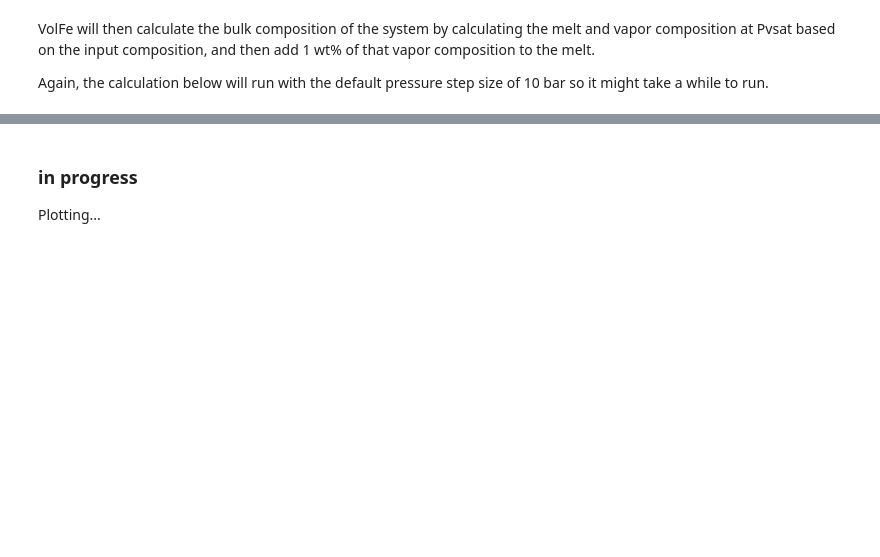
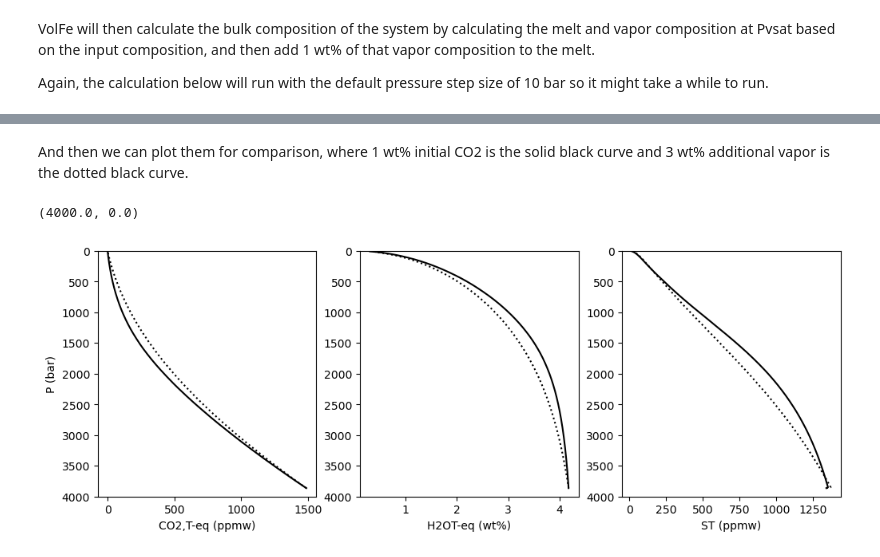
Before and after one commit to eryhughes/VolFe, a Jupyter notebook: docs/Examples/2b. degas_closed_gas.ipynb, the cells around one changed output, grey strips where cells are left out. Saved outputs shown, nothing was run; the diff lists cells and outputs as text; code cells hidden in the pictures; blank space fills up the shorter version.

```diff
--- a/docs/Examples/2b. degas_closed_gas.ipynb
+++ b/docs/Examples/2b. degas_closed_gas.ipynb
@@ -59,5 +54,5 @@ VolFe will then calculate the bulk composition of the system by calculating the
 
 The calculation below will run with the default pressure step size of 10 bar so it might take a while to run.
 # %%
-vf.calc_gassing(my_analysis, models=my_models)
+degas1 = vf.calc_gassing(my_analysis, models=my_models)
 # %% [output]
@@ -116,7 +99,7 @@ my_analysis = {'Sample':'Sari15-04-33',
            'STppm': 1343.5, # ppm
            'Xppm': 0., # ppm
            'Fe3FeT': 0.195,
-           'wt_g': 1.} # wt% vapor in equilibrium with the melt
+           'wt_g': 3.} # wt% vapor in equilibrium with the melt
 
 # Turn the dictionary into a pandas dataframe, setting the index to 0.
 my_analysis = pd.DataFrame(my_analysis, index=[0])
@@ -125,6 +108,6 @@ To use the amount of vapor present in the calculation, we have to change the "bu
 # %%
 # choose the options I want - everything else will use the default options
-my_models = [['bulk_composition','wtg'],['starting_P','measured']]
+my_models = [['bulk_composition','melt+vapor_wtg']]
 
 # turn to dataframe with correct column headers and indexes
 my_models = vf.make_df_and_add_model_defaults(my_models)
@@ -133,4 +116,4 @@ VolFe will then calculate the bulk composition of the system by calculating the
 
 Again, the calculation below will run with the default pressure step size of 10 bar so it might take a while to run.
 # %%
-vf.calc_gassing(my_analysis, models=my_models)
+degas2 = vf.calc_gassing(my_analysis, models=my_models)
@@ -168,3 +120,26 @@ solver failed, calculation aborted at P =  1.0 2024-04-06 22:17:49.069756
-# %% [markdown]
-### in progress ###
-Plotting...
+# %% [markdown]
+And then we can plot them for comparison, where 1 wt% initial CO2 is the solid black curve and 3 wt% additional vapor is the dotted black curve.
+# %%
+fig, (ax1, ax2, ax3) = plt.subplots(1, 3, figsize=(12,4))
+
+data1 = degas1 # sulfur cannot saturate
+data2 = degas2 # sulfur can saturate
+
+# Plotting results
+ax1.plot(data1['CO2T-eq_ppmw'], data1['P_bar'], '-k')
+ax1.plot(data2['CO2T-eq_ppmw'], data2['P_bar'], ':k')
+ax2.plot(data1['H2OT-eq_wtpc'], data1['P_bar'], '-k')
+ax2.plot(data2['H2OT-eq_wtpc'], data2['P_bar'], ':k')
+ax3.plot(data1['ST_ppmw'], data1['P_bar'], '-k')
+ax3.plot(data2['ST_ppmw'], data2['P_bar'], ':k')
+
+ax1.set_ylabel('P (bar)')
+ax1.set_xlabel('CO2,T-eq (ppmw)')
+ax2.set_xlabel('H2OT-eq (wt%)')
+ax3.set_xlabel('ST (ppmw)')
+ax1.set_ylim([4000,0])
+ax2.set_ylim([4000,0])
+ax3.set_ylim([4000,0])
+# %% [output]
+(4000.0, 0.0)
+[figure, added]
```
Also changed, not shown: parts of 13 cells of this notebook.
